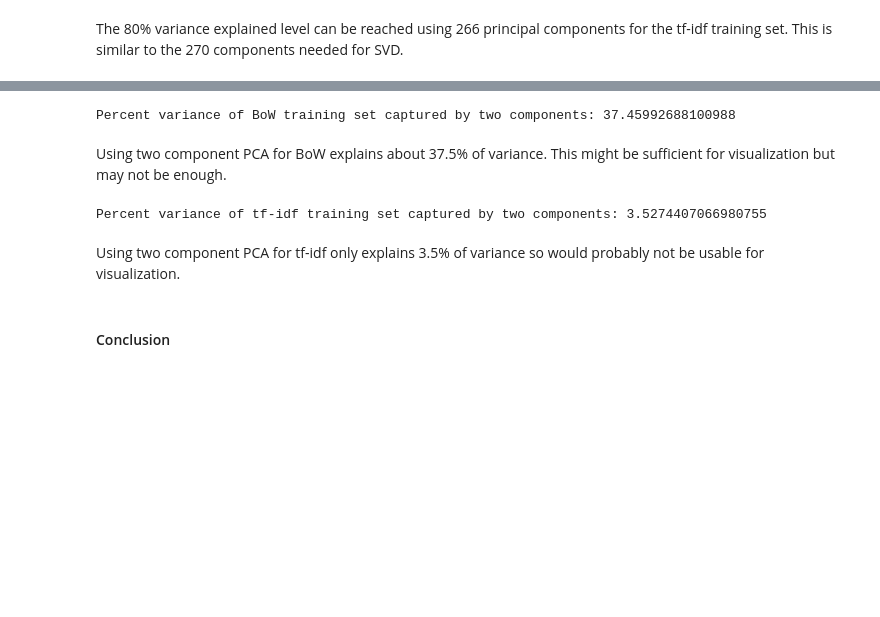
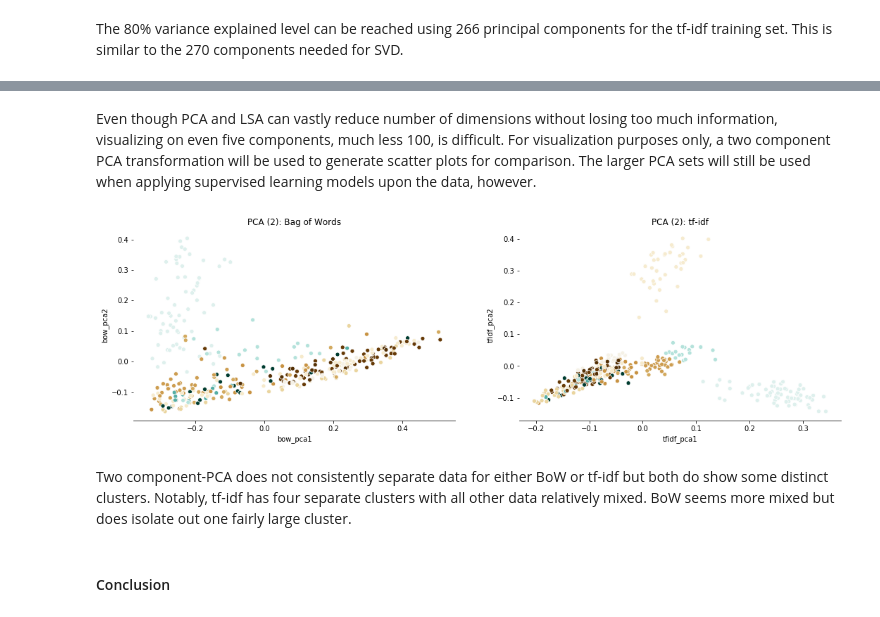
Before and after one commit to yfstafford/Thinkful, a Jupyter notebook: Unit 4/Unit 4 Capstone Blog Authorship Identification.ipynb, the cells around one changed output, grey strips where cells are left out. Drawn from its saved outputs; the diff is of its cells as text; code cells hidden in the pictures; blank space fills up the shorter version.

```diff
--- a/Unit 4/Unit 4 Capstone Blog Authorship Identification.ipynb
+++ b/Unit 4/Unit 4 Capstone Blog Authorship Identification.ipynb
@@ -620,27 +585,33 @@ The 80% variance explained level can be reached using 266 principal components f
+# %% [markdown]
+Even though PCA and LSA can vastly reduce number of dimensions without losing too much information, visualizing on even five components, much less 100, is difficult. For visualization purposes only, a two component PCA transformation will be used to generate scatter plots for comparison. The larger PCA sets will still be used when applying supervised learning models upon the data, however.
 # %%
 pca_bow2 = PCA(n_components=2).fit(bow_train_out.toarray())
-variance_explained = pca_bow2.explained_variance_ratio_
-total_variance = variance_explained.sum()
-print("Percent variance of BoW training set captured by two components:",total_variance*100)
-
 pca_bow_train2 = pca_bow2.transform(bow_train_out.toarray())
 pca_bow_test2 = pca_bow2.transform(bow_test_out.toarray())
+
+pca_tfidf2 = PCA(n_components=2).fit(tfidf_train_out.toarray())
+pca_tfidf_train2 = pca_tfidf2.transform(tfidf_train_out.toarray())
+pca_tfidf_test2 = pca_tfidf2.transform(tfidf_test_out.toarray())
-# %% [output]
-Percent variance of BoW training set captured by two components: 37.45992688100988
-# %% [markdown]
-Using two component PCA for BoW explains about 37.5% of variance. This might be sufficient for visualization but may not be enough.
-# %%
-pca_tfidf2 = PCA(n_components=2).fit(tfidf_train_out.toarray())
-variance_explained = pca_tfidf2.explained_variance_ratio_
-total_variance = variance_explained.sum()
-print("Percent variance of tf-idf training set captured by two components:",total_variance*100)
-
-pca_tfidf_train2 = pca_tfidf2.transform(tfidf_train_out.toarray())
-pca_tfidf_test2 = pca_tfidf2.transform(tfidf_test_out.toarray())
-# %% [output]
-Percent variance of tf-idf training set captured by two components: 3.5274407066980755
-# %% [markdown]
-Using two component PCA for tf-idf only explains 3.5% of variance so would probably not be usable for visualization.
+# %%
+pca2_chart = pd.DataFrame()
+pca2_chart['bow_pca1'] = pca_bow_train2[:,0]
+pca2_chart['bow_pca2'] = pca_bow_train2[:,1]
+pca2_chart['tfidf_pca1'] = pca_tfidf_train2[:,0]
+pca2_chart['tfidf_pca2'] = pca_tfidf_train2[:,1]
+pca2_chart['id'] = Y_train.values
+
+f, axes = plt.subplots(1, 2, figsize=(18,5), sharex=False)
+sns.despine(left=True)
+
+sns.scatterplot(x='bow_pca1', y='bow_pca2', hue='id', data=pca2_chart, palette='BrBG',
+                legend=None, ax=axes[0]).set_title('PCA (2): Bag of Words')
+sns.scatterplot(x='tfidf_pca1', y='tfidf_pca2', hue='id', data=pca2_chart, palette='BrBG',
+                legend=None, ax=axes[1]).set_title('PCA (2): tf-idf')
+plt.show()
+# %% [output]
+[figure, added]
+# %% [markdown]
+Two component-PCA does not consistently separate data for either BoW or tf-idf but both do show some distinct clusters. Notably, tf-idf has four separate clusters with all other data relatively mixed. BoW seems more mixed but does isolate out one fairly large cluster.
 # %% [markdown]
 #### Conclusion
 # %% [markdown]
```
Also changed, not shown: parts of 33 cells of this notebook.
